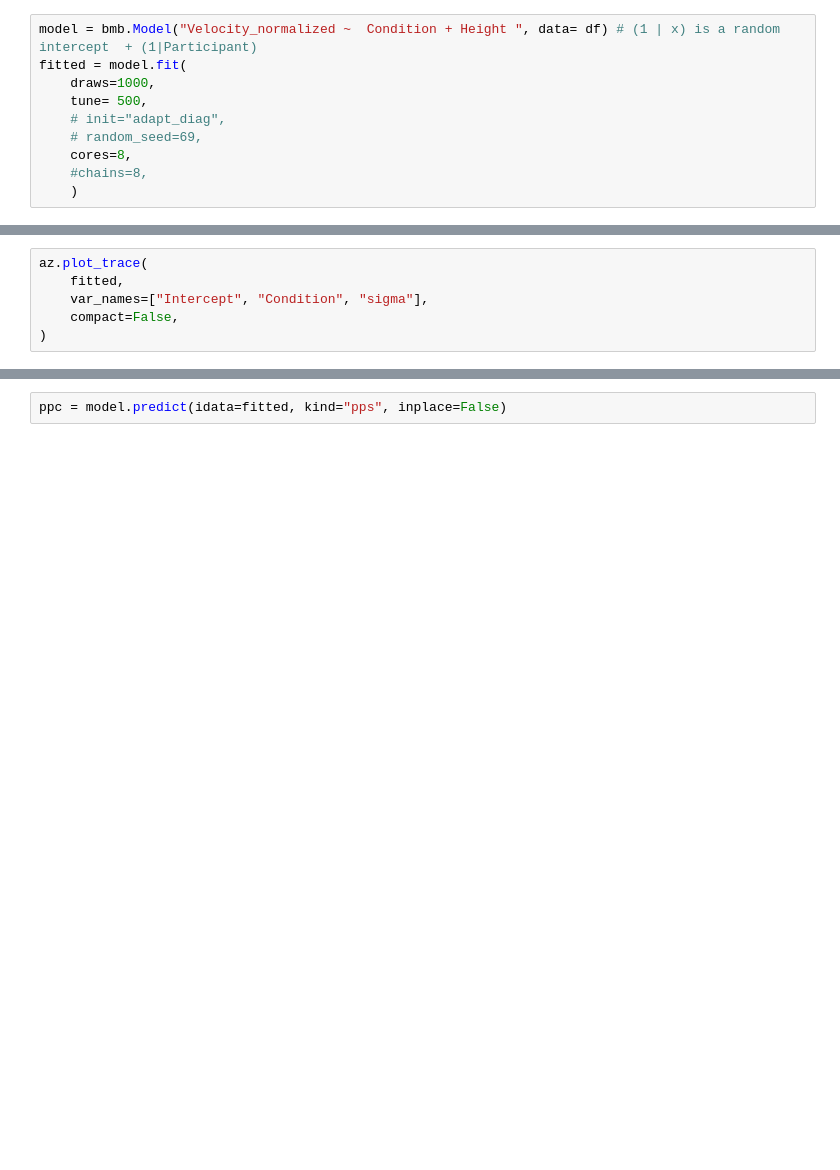
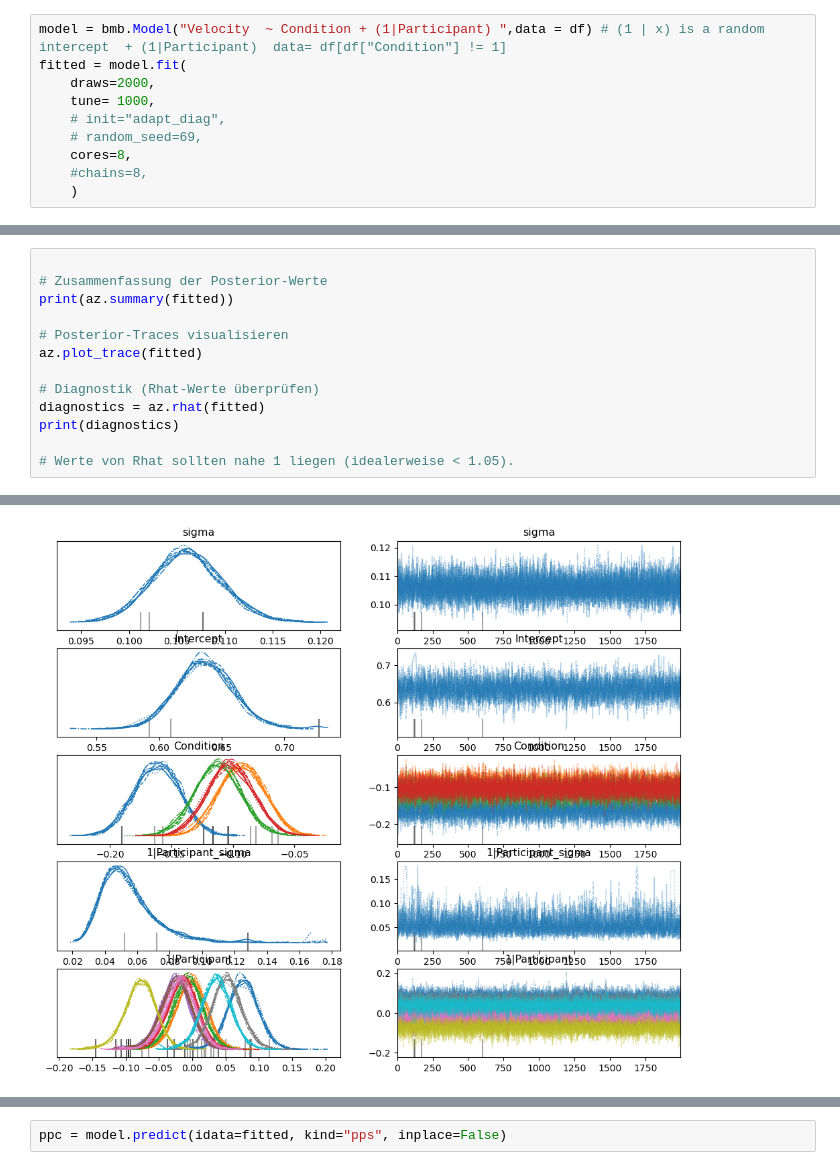
Before and after one commit to Gregor1597/Master_Thesis, a Jupyter notebook: Analysis/bayesian.ipynb, the cells around one changed output, grey strips where cells are left out. Saved outputs shown, nothing was run; the diff lists cells and outputs as text; blank space fills up the shorter version.

```diff
--- a/Analysis/bayesian.ipynb
+++ b/Analysis/bayesian.ipynb
@@ -138,8 +271,8 @@ Name: Walking_distance, Length: 448, dtype: float64
 # %%
-model = bmb.Model("Velocity_normalized ~  Condition + Height ", data= df) # (1 | x) is a random intercept  + (1|Participant)
+model = bmb.Model("Velocity  ~ Condition + (1|Participant) ",data = df) # (1 | x) is a random intercept  + (1|Participant)  data= df[df["Condition"] != 1]
 fitted = model.fit(
-    draws=1000,
-    tune= 500,
+    draws=2000,
+    tune= 1000,
     # init="adapt_diag",
     # random_seed=69,
     cores=8,
@@ -148,6 +290,14 @@ fitted = model.fit(
-# %%
-az.plot_trace(
-    fitted,
-    var_names=["Intercept", "Condition", "sigma"],
-    compact=False,
-)
+# %%
+
+# Zusammenfassung der Posterior-Werte
+print(az.summary(fitted))
+
+# Posterior-Traces visualisieren
+az.plot_trace(fitted)
+
+# Diagnostik (Rhat-Werte überprüfen)
+diagnostics = az.rhat(fitted)
+print(diagnostics)
+
+# Werte von Rhat sollten nahe 1 liegen (idealerweise < 1.05).
+# %% [output]
@@ -153,0 +321 @@ az.plot_trace(
+[figure, added]
```
Also changed, not shown: parts of 21 cells of this notebook, 4 other files.
